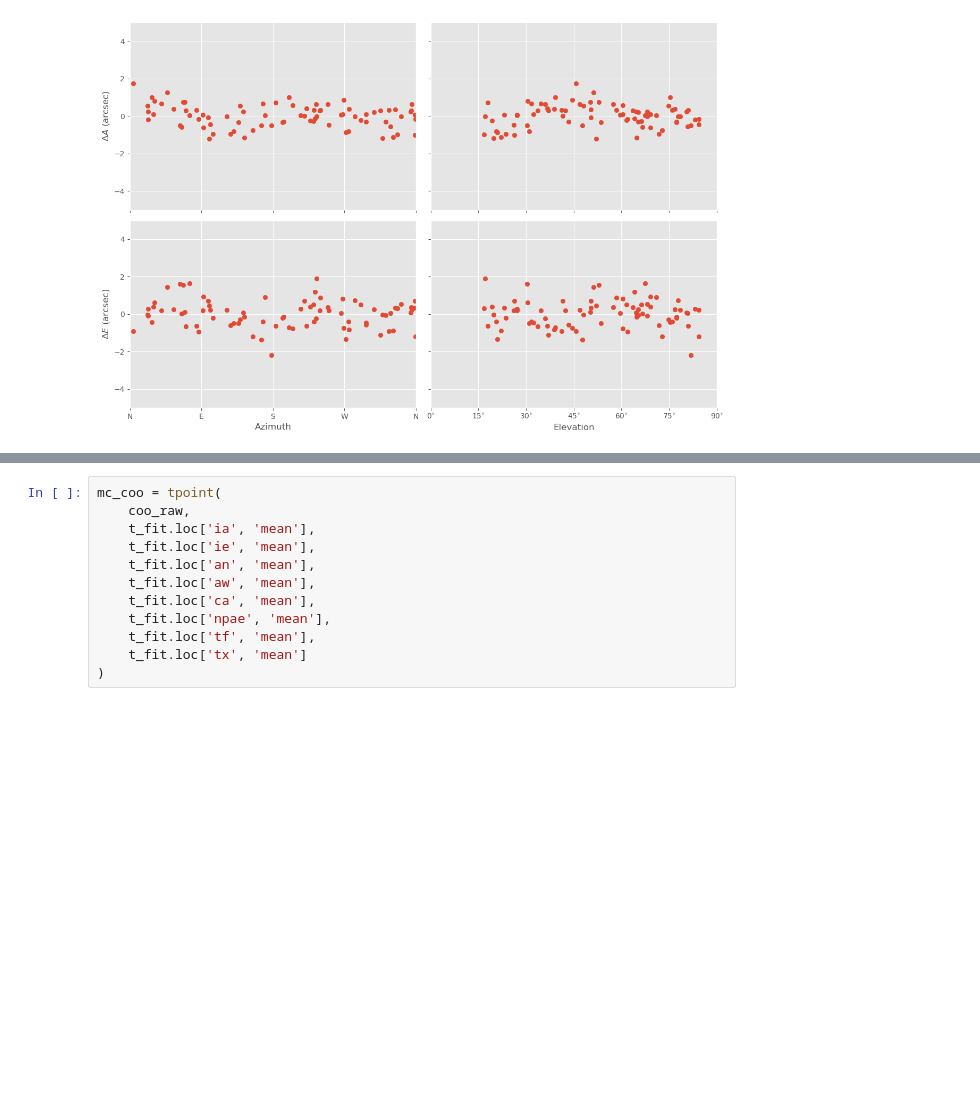
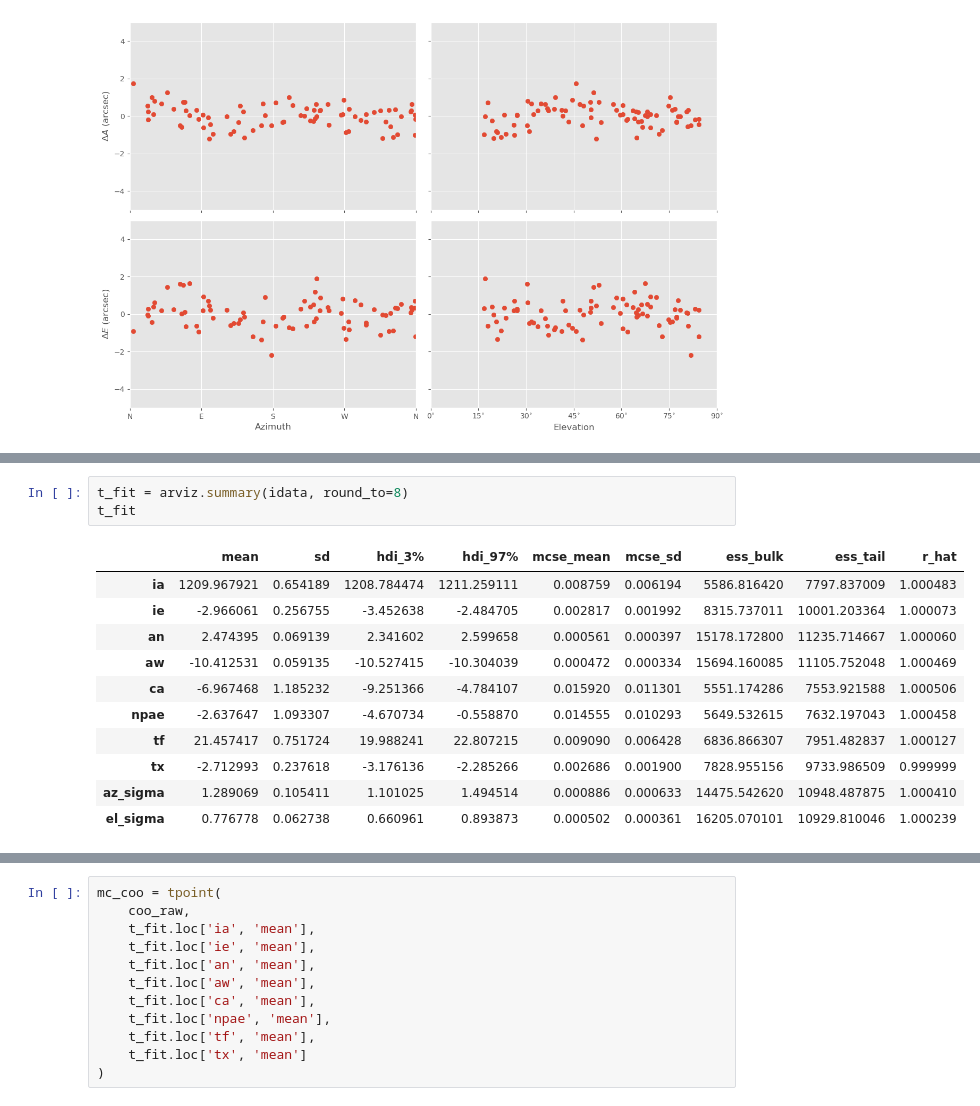
Before and after one commit to MMTObservatory/pointing_analysis, a Jupyter notebook: pointing_data/20210821/tpoint.ipynb, the cells around one changed output, grey strips where cells are left out. Drawn from its saved outputs; the diff is of its cells as text; blank space fills up the shorter version.

```diff
--- a/pointing_data/20210821/tpoint.ipynb
+++ b/pointing_data/20210821/tpoint.ipynb
@@ -293,3 +305,18 @@ f.savefig("corner.pdf")
+# %%
+t_fit = arviz.summary(idata, round_to=8)
+t_fit
+# %% [output]
+|  | mean | sd | hdi_3% | hdi_97% | mcse_mean | mcse_sd | ess_bulk | ess_tail | r_hat |
+| ia | 1209.967921 | 0.654189 | 1208.784474 | 1211.259111 | 0.008759 | 0.006194 | 5586.816420 | 7797.837009 | 1.000483 |
+| ie | -2.966061 | 0.256755 | -3.452638 | -2.484705 | 0.002817 | 0.001992 | 8315.737011 | 10001.203364 | 1.000073 |
+| an | 2.474395 | 0.069139 | 2.341602 | 2.599658 | 0.000561 | 0.000397 | 15178.172800 | 11235.714667 | 1.000060 |
+| aw | -10.412531 | 0.059135 | -10.527415 | -10.304039 | 0.000472 | 0.000334 | 15694.160085 | 11105.752048 | 1.000469 |
+| ca | -6.967468 | 1.185232 | -9.251366 | -4.784107 | 0.015920 | 0.011301 | 5551.174286 | 7553.921588 | 1.000506 |
+| npae | -2.637647 | 1.093307 | -4.670734 | -0.558870 | 0.014555 | 0.010293 | 5649.532615 | 7632.197043 | 1.000458 |
+| tf | 21.457417 | 0.751724 | 19.988241 | 22.807215 | 0.009090 | 0.006428 | 6836.866307 | 7951.482837 | 1.000127 |
+| tx | -2.712993 | 0.237618 | -3.176136 | -2.285266 | 0.002686 | 0.001900 | 7828.955156 | 9733.986509 | 0.999999 |
+| az_sigma | 1.289069 | 0.105411 | 1.101025 | 1.494514 | 0.000886 | 0.000633 | 14475.542620 | 10948.487875 | 1.000410 |
+| el_sigma | 0.776778 | 0.062738 | 0.660961 | 0.893873 | 0.000502 | 0.000361 | 16205.070101 | 10929.810046 | 1.000239 |
 # %%
 t_fit = arviz.summary(idata, round_to=8)
 t_fit
```
Also changed, not shown: parts of 6 cells of this notebook, 6 other files.
